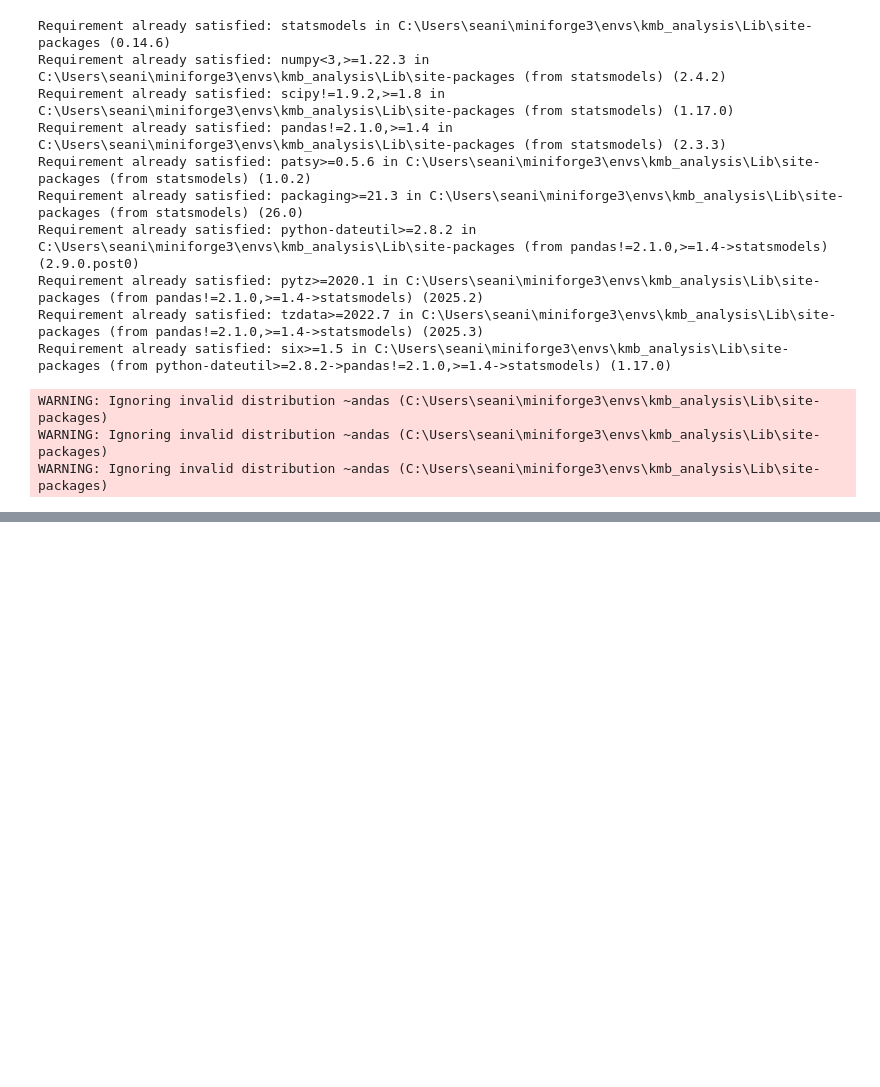
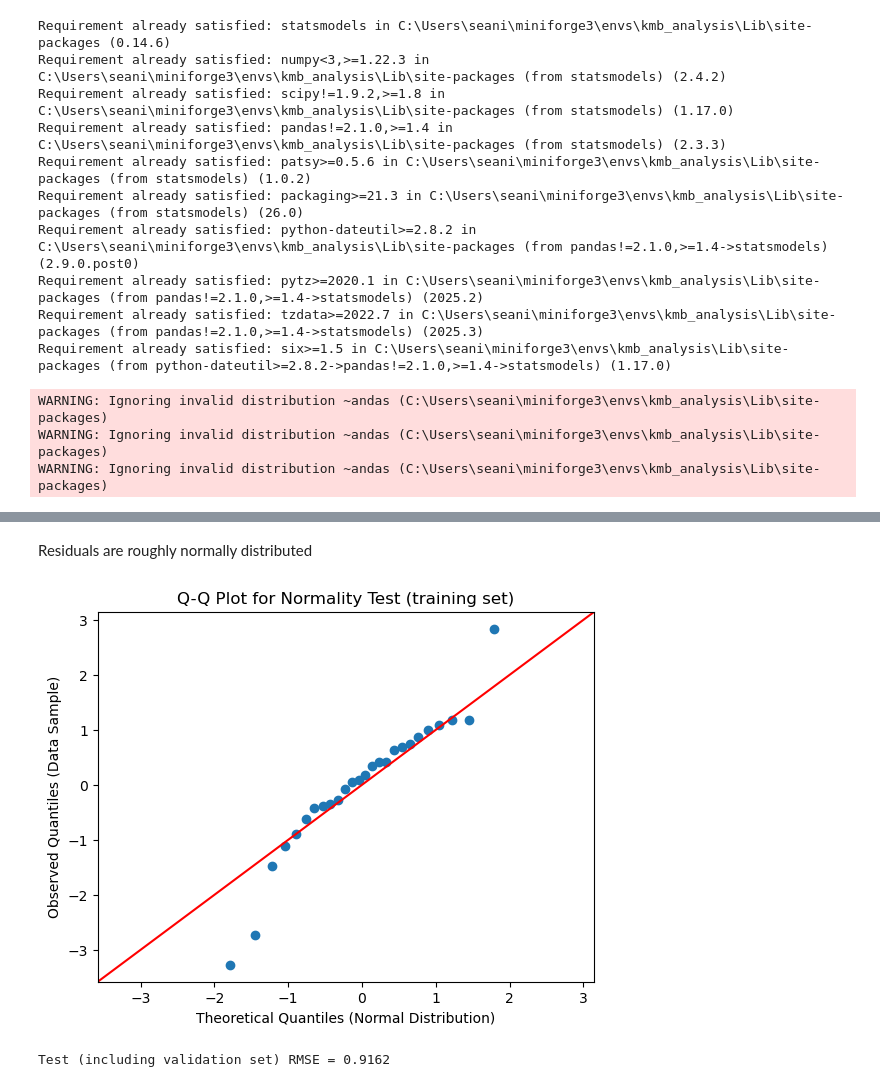
Before and after one commit to ICharmU/rothenberg_code_challenge, a Jupyter notebook: KMB/preprocessing/2_model_exploration.ipynb, the cells around one changed output, grey strips where cells are left out. Cells and saved outputs as stored; diff of their text form; code cells hidden in the pictures; blank space fills up the shorter version.

```diff
--- a/KMB/preprocessing/2_model_exploration.ipynb
+++ b/KMB/preprocessing/2_model_exploration.ipynb
@@ -333,0 +344,15 @@ results
+# %% [markdown]
+Residuals are roughly normally distributed
+# %%
+import statsmodels.api as sm
+import matplotlib.pyplot as plt
+
+sm.qqplot(train_residuals, line='45')
+
+# 3. Add labels and show the plot
+plt.title('Q-Q Plot for Normality Test (training set)')
+plt.xlabel('Theoretical Quantiles (Normal Distribution)')
+plt.ylabel('Observed Quantiles (Data Sample)')
+plt.show()
+# %% [output]
+[figure, added]
@@ -333,0 +362,9 @@ results
+# %%
+loss_dates = list(set(days.index).intersection(set(test_preds.index)))
+test_preds_filings = test_preds[loss_dates]
+test_targets_filings = y_test[loss_dates]
+test_loss = rmse(test_preds_filings, test_targets_filings)
+
+print(f"Test (including validation set) RMSE = {test_loss:.4f}")
+# %% [output]
+Test (including validation set) RMSE = 0.9162
```
Also changed, not shown: parts of 55 cells of this notebook, 3 other files.
